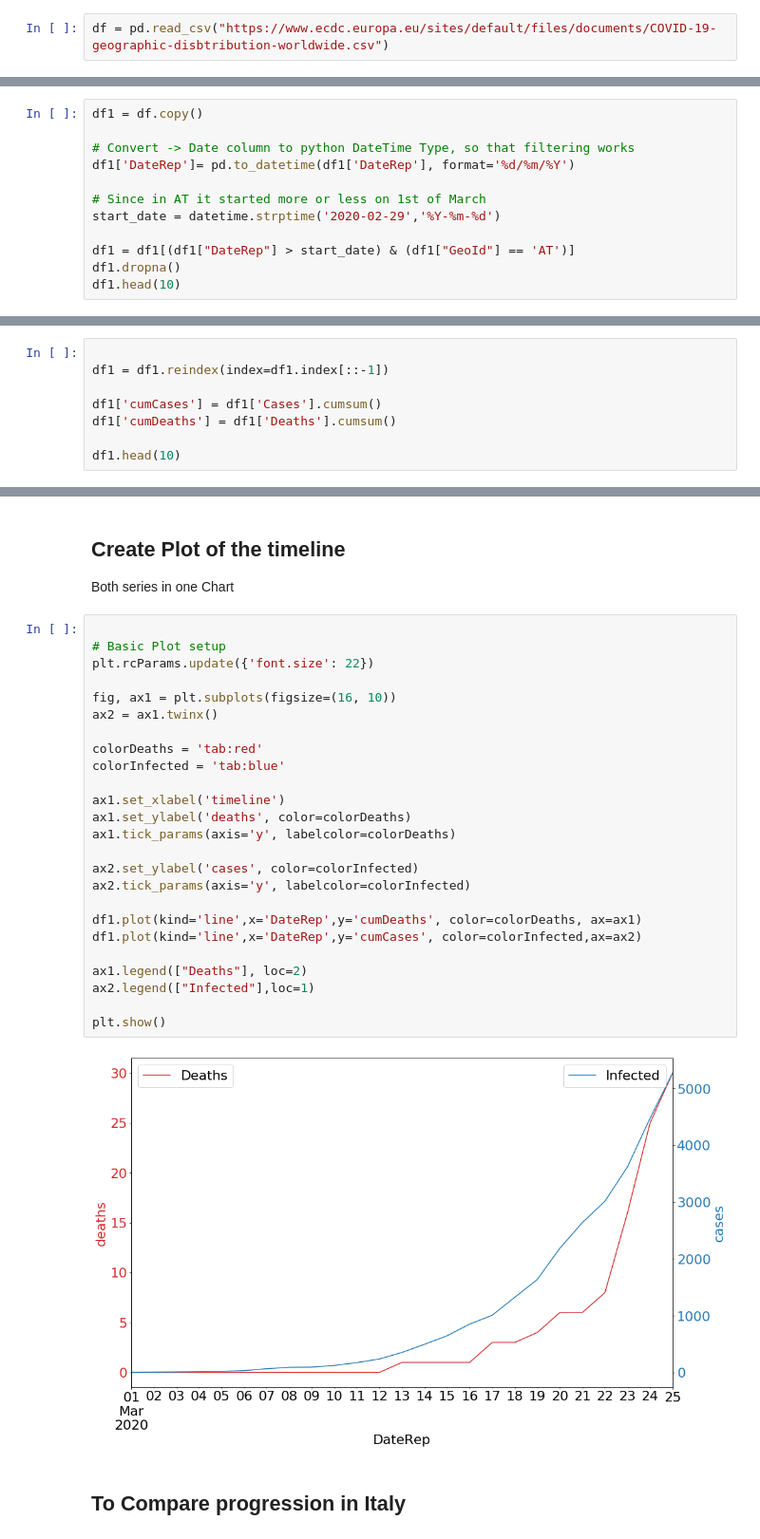
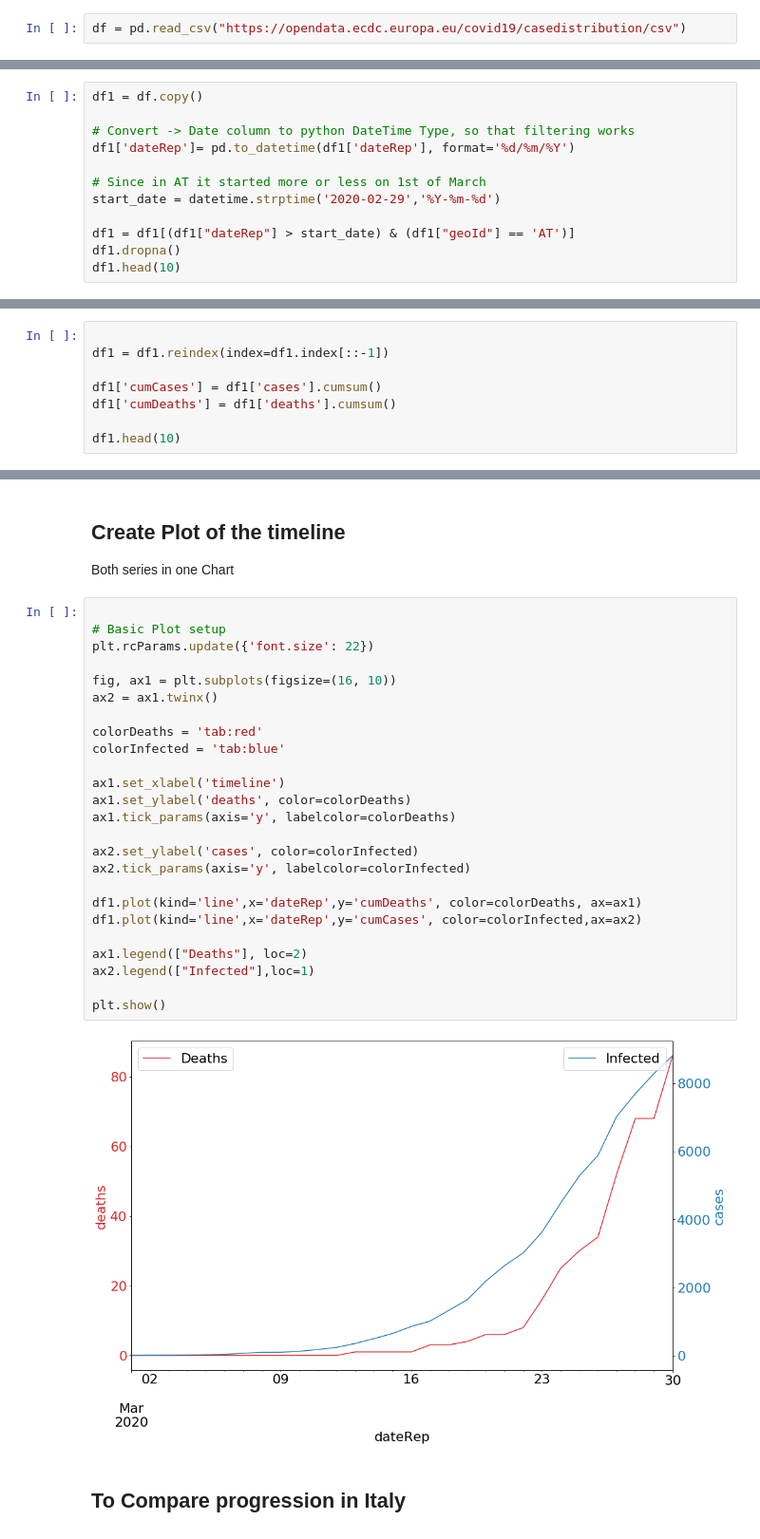
Before and after one commit to akumagamo/liveProjectSubmissions, a Jupyter notebook: Covid Rapid View.ipynb, the cells around one changed output, grey strips where cells are left out. Shown at 95% size. Cells and saved outputs as stored; diff of their text form.

```diff
--- a/Covid Rapid View.ipynb
+++ b/Covid Rapid View.ipynb
@@ -12,6 +12,6 @@ from datetime import datetime, timedelta
 # %% [markdown]
 ## Load Data (seperate Cell not to call the service to often)
 # %%
-df = pd.read_csv("https://www.ecdc.europa.eu/sites/default/files/documents/COVID-19-geographic-disbtribution-worldwide.csv")
+df = pd.read_csv("https://opendata.ecdc.europa.eu/covid19/casedistribution/csv")
 # %% [markdown]
  ## Filter only interesting entries
@@ -19,12 +33,12 @@ df = pd.read_csv("https://www.ecdc.europa.eu/sites/default/files/documents/COVID
 df1 = df.copy()
 
 # Convert -> Date column to python DateTime Type, so that filtering works
-df1['DateRep']= pd.to_datetime(df1['DateRep'], format='%d/%m/%Y')
+df1['dateRep']= pd.to_datetime(df1['dateRep'], format='%d/%m/%Y')
 
 # Since in AT it started more or less on 1st of March
 start_date = datetime.strptime('2020-02-29','%Y-%m-%d')
 
-df1 = df1[(df1["DateRep"] > start_date) & (df1["GeoId"] == 'AT')]
+df1 = df1[(df1["dateRep"] > start_date) & (df1["geoId"] == 'AT')]
 df1.dropna()
 df1.head(10)
 # %% [output]
@@ -47,8 +61,8 @@ Since each entry is the numbers of deaths / cases reported per day you need to c
 
 df1 = df1.reindex(index=df1.index[::-1])
 
-df1['cumCases'] = df1['Cases'].cumsum()
-df1['cumDeaths'] = df1['Deaths'].cumsum()
+df1['cumCases'] = df1['cases'].cumsum()
+df1['cumDeaths'] = df1['deaths'].cumsum()
 
 df1.head(10)
 # %% [output]
@@ -70,30 +84,30 @@ Both series in one Chart
 # %%
 
 # Basic Plot setup
 plt.rcParams.update({'font.size': 22})
 
 fig, ax1 = plt.subplots(figsize=(16, 10))
 ax2 = ax1.twinx()
 
 colorDeaths = 'tab:red'
 colorInfected = 'tab:blue'
 
 ax1.set_xlabel('timeline')
 ax1.set_ylabel('deaths', color=colorDeaths)
 ax1.tick_params(axis='y', labelcolor=colorDeaths)
 
 ax2.set_ylabel('cases', color=colorInfected)
 ax2.tick_params(axis='y', labelcolor=colorInfected)
 
-df1.plot(kind='line',x='DateRep',y='cumDeaths', color=colorDeaths, ax=ax1)
-df1.plot(kind='line',x='DateRep',y='cumCases', color=colorInfected,ax=ax2)
+df1.plot(kind='line',x='dateRep',y='cumDeaths', color=colorDeaths, ax=ax1)
+df1.plot(kind='line',x='dateRep',y='cumCases', color=colorInfected,ax=ax2)
 
 ax1.legend(["Deaths"], loc=2)
 ax2.legend(["Infected"],loc=1)
 
 plt.show()
 # %% [output]
-[figure, old version]
+[figure, new version]
 # %% [markdown]
 ## To Compare progression in Italy
 # %%
```
Also changed, not shown: parts of 4 cells of this notebook.
